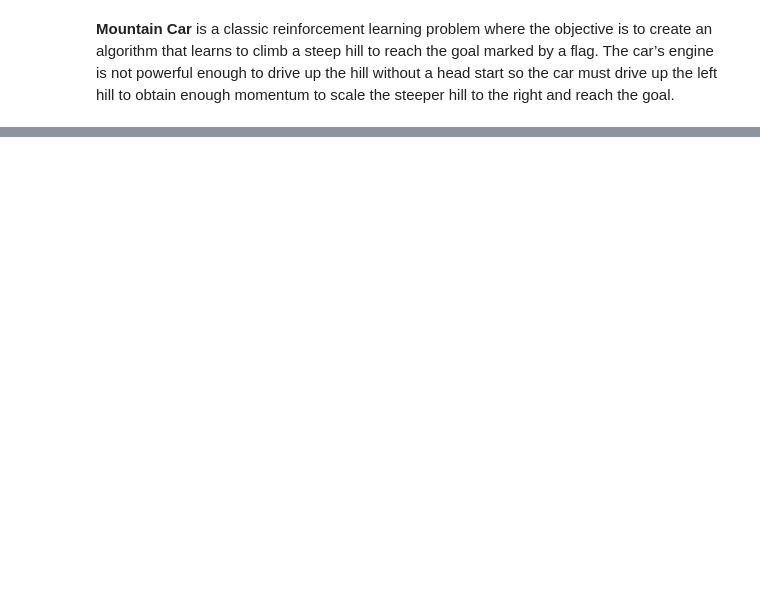
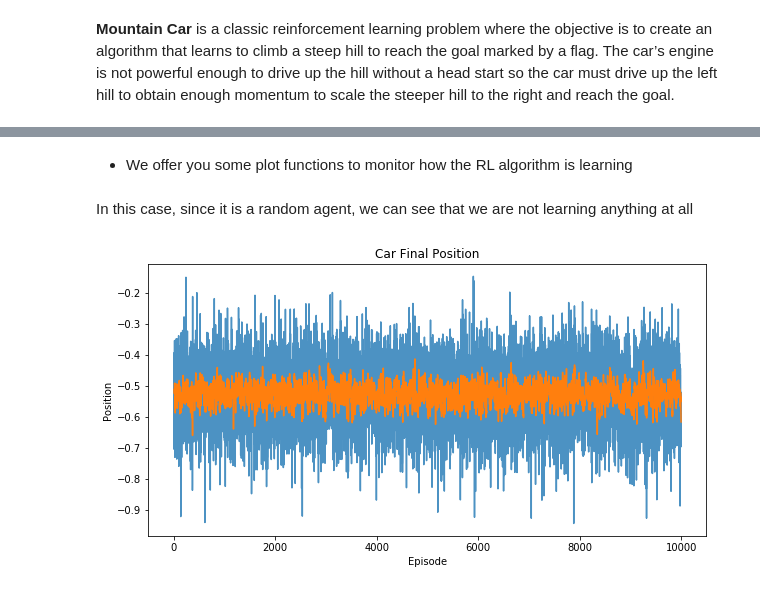
Before and after one commit to fraserpal/ing_mad_hub_hackathon_2101, a Jupyter notebook: experiment.ipynb, the cells around one changed output, grey strips where cells are left out. Cells and saved outputs as stored; diff of their text form; code cells hidden in the pictures; blank space fills up the shorter version.

```diff
--- a/experiment.ipynb
+++ b/experiment.ipynb
@@ -314,10 +35,0 @@ env.close()
-# %%
-plt.figure(2, figsize=[10,5])
-p = pd.Series(position)
-ma = p.rolling(10).mean()
-plt.plot(p, alpha=0.8)
-plt.plot(ma)
-plt.xlabel('Episode')
-plt.ylabel('Position')
-plt.title('Car Final Position')
-plt.show()
@@ -386,0 +91,13 @@ Requirement already satisfied: certifi>=2017.4.17 in c:\users\qx38hr\anaconda3\l
+# %%
+env.reset();
+
+for i in range(200):
+    # We can visually render the current observation
+    env.render()
+    # We select a random action
+    action = np.random.randint(0, env.action_space.n)
+    # We apply the action, and receive information from the environment
+    state, reward, done, info = env.step(action)
+
+# We close the environment
+env.close()
@@ -386,0 +106,2 @@ Requirement already satisfied: certifi>=2017.4.17 in c:\users\qx38hr\anaconda3\l
+# %%
+EPISODES = 10000
@@ -386,0 +172,19 @@ Requirement already satisfied: certifi>=2017.4.17 in c:\users\qx38hr\anaconda3\l
+# %% [markdown]
+- We offer you some plot functions to monitor how the RL algorithm is learning
+# %% [markdown]
+In this case, since it is a random agent, we can see that we are not learning anything at all
+# %%
+def plot_last_positions(positions):
+    plt.figure(2, figsize=[10,5])
+    p = pd.Series(positions)
+    ma = p.rolling(10).mean()
+    plt.plot(p, alpha=0.8)
+    plt.plot(ma)
+    plt.xlabel('Episode')
+    plt.ylabel('Position')
+    plt.title('Car Final Position')
+    plt.show()
+# %%
+plot_last_positions(last_position_episodes)
+# %% [output]
+[figure, added]
```
Also changed, not shown: parts of 42 cells of this notebook.
